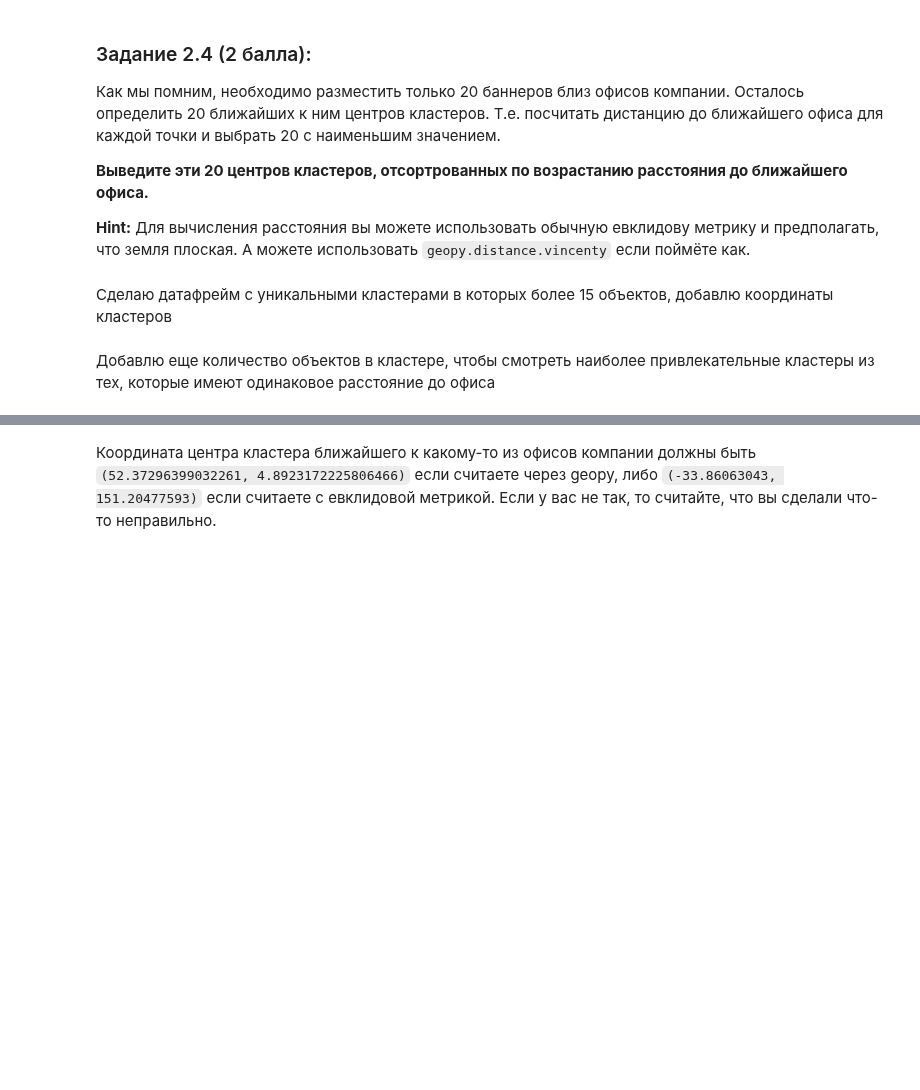
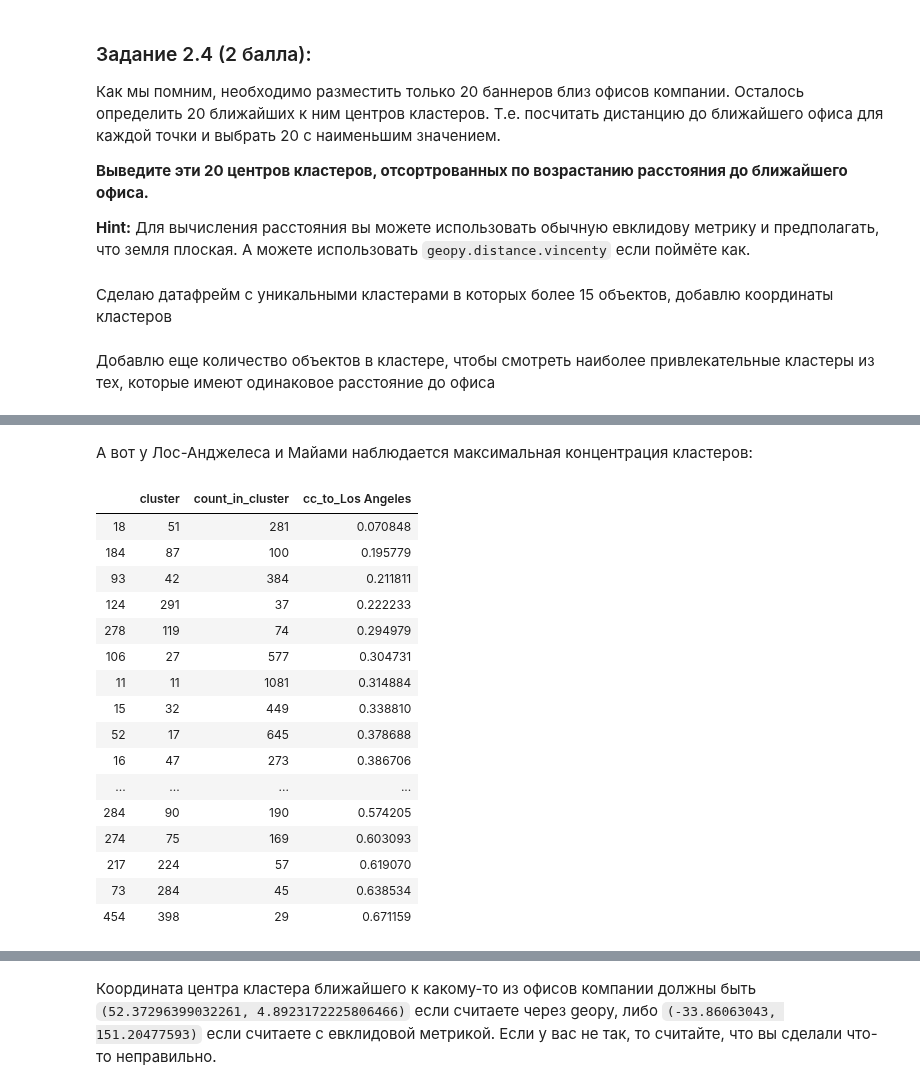
Before and after one commit to D7nis/Course-ML-Classic, a Jupyter notebook: Practice/2. Кластеризация. Kmeans/02-02-clustering_DDA.ipynb, the cells around one changed output, grey strips where cells are left out. Drawn from its saved outputs; the diff is of its cells as text; code cells hidden in the pictures; blank space fills up the shorter version.

```diff
--- a/Practice/2. Кластеризация. Kmeans/02-02-clustering_DDA.ipynb
+++ b/Practice/2. Кластеризация. Kmeans/02-02-clustering_DDA.ipynb
@@ -218,0 +261,22 @@ df_gt15_с.sort_values(by=['cc_to_London']).head(30)
+# %% [markdown]
+А вот у Лос-Анджелеса и Майами наблюдается максимальная концентрация кластеров:
+# %%
+df_gt15_с.sort_values(by=['cc_to_Los Angeles']).head(20)[['cluster','count_in_cluster','cc_to_Los Angeles']]
+# %% [output]
+|  | cluster | count_in_cluster | cc_to_Los Angeles |
+| 18 | 51 | 281 | 0.070848 |
+| 184 | 87 | 100 | 0.195779 |
+| 93 | 42 | 384 | 0.211811 |
+| 124 | 291 | 37 | 0.222233 |
+| 278 | 119 | 74 | 0.294979 |
+| 106 | 27 | 577 | 0.304731 |
+| 11 | 11 | 1081 | 0.314884 |
+| 15 | 32 | 449 | 0.338810 |
+| 52 | 17 | 645 | 0.378688 |
+| 16 | 47 | 273 | 0.386706 |
+| ... | ... | ... | ... |
+| 284 | 90 | 190 | 0.574205 |
+| 274 | 75 | 169 | 0.603093 |
+| 217 | 224 | 57 | 0.619070 |
+| 73 | 284 | 45 | 0.638534 |
+| 454 | 398 | 29 | 0.671159 |
```
Also changed, not shown: parts of 26 cells of this notebook.
